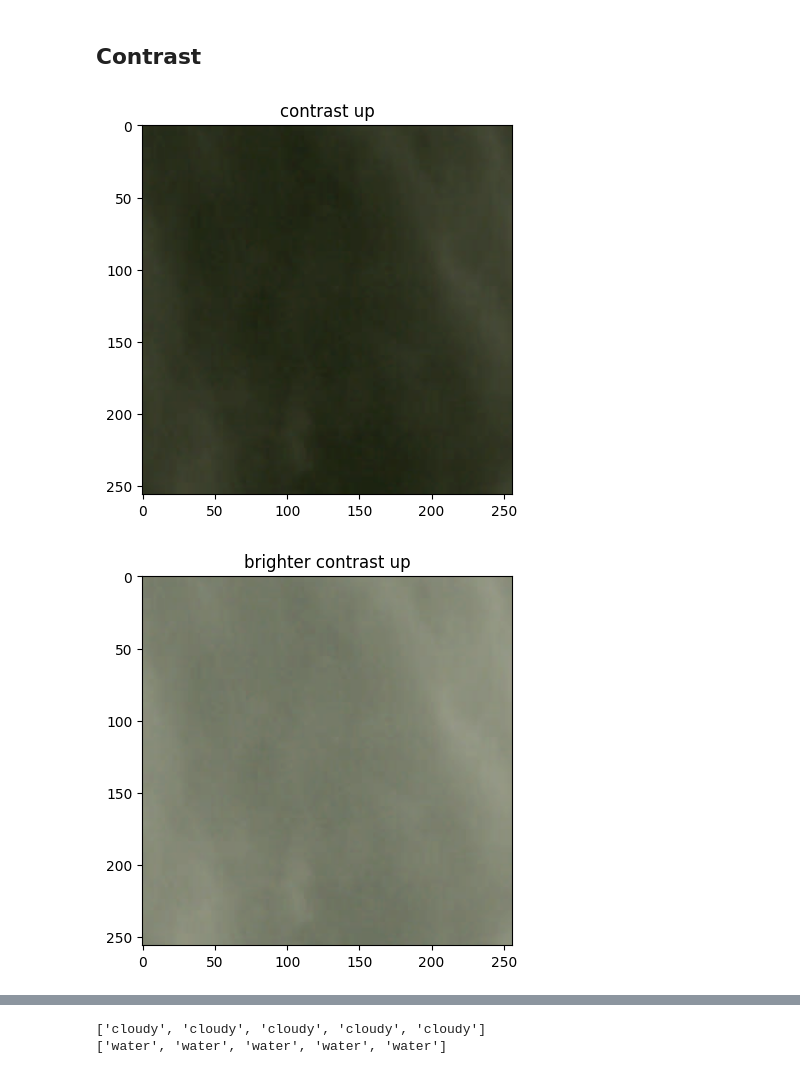
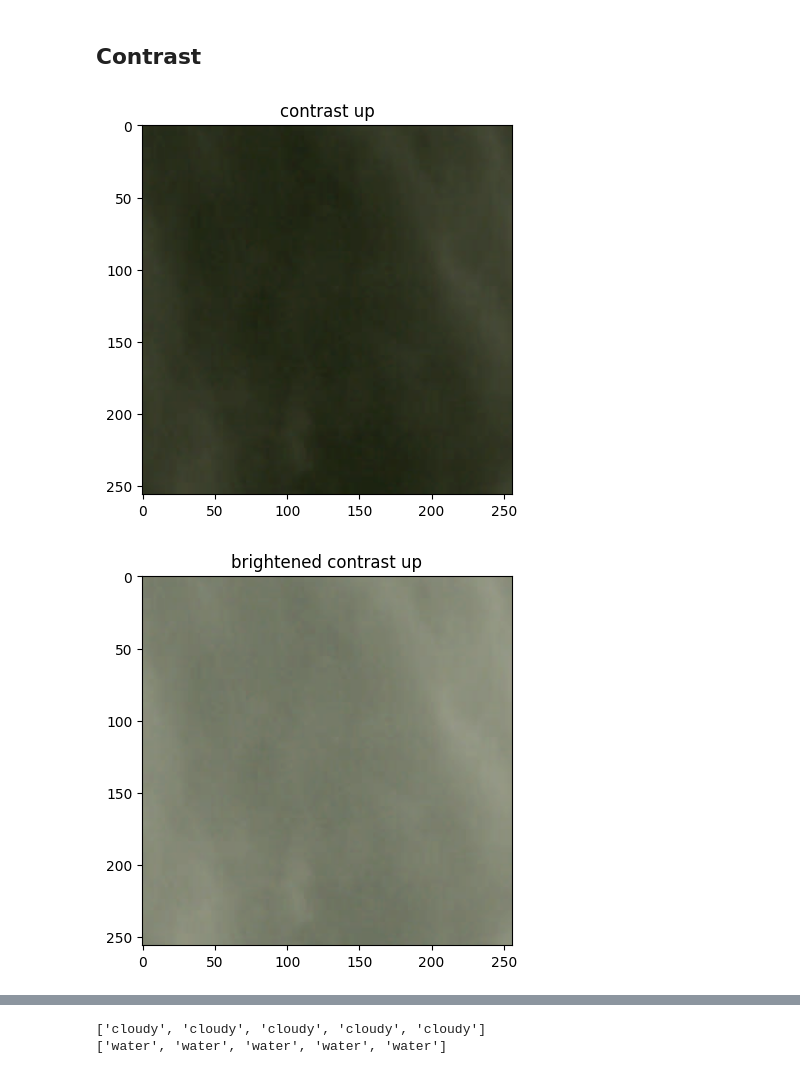
Before and after one commit to Gustana/Satellite-Image-Classification, a Jupyter notebook: satellite-image-classify.ipynb, the cells around one changed output, grey strips where cells are left out. Cells and saved outputs as stored; diff of their text form; code cells hidden in the pictures.

```diff
--- a/satellite-image-classify.ipynb
+++ b/satellite-image-classify.ipynb
@@ -40,7 +40,7 @@ warnings.filterwarnings("ignore")
 # Data Loading
 # %%
 # define dir const
-IMG_DIR_PATH = "/kaggle/input/satellite-image-classification/data"
+IMG_DIR_PATH = "/kaggle/input/data"
 # %%
 # define image class list
 img_classes = [dirname for dirname in os.listdir(IMG_DIR_PATH)]
@@ -188,17 +195,11 @@ water: 0
 
 other shape:  0
 # %%
-# read 2 rgb images as example
+# read 2 rgb images as examples
 
-IMG_RGB_EXAMPLE1 = convert_img_channel(
-    read_img_bgr(path_join(IMG_DIR_PATH, "green_area/Forest_344.jpg")),
-    cv2.COLOR_BGR2RGB
-)
+IMG_RGB_EXAMPLE1 = read_img_rgb(path_join(IMG_DIR_PATH, "green_area/Forest_344.jpg"))
 
-IMG_RGB_EXAMPLE2 = convert_img_channel(
-    read_img_bgr(path_join(IMG_DIR_PATH, "cloudy/train_33597.jpg")),
-    cv2.COLOR_BGR2RGB
-)
+IMG_RGB_EXAMPLE2 = read_img_rgb(path_join(IMG_DIR_PATH, "cloudy/train_33597.jpg"))
 # %%
 # print size of example images
 print("ex img1 shape: ", IMG_RGB_EXAMPLE1.shape)
@@ -294,13 +272,13 @@ Hopefully these image augmentations will help the model to understand each class
 matrix_bright = np.ones(IMG_RGB_EXAMPLE2.shape, dtype="uint8") * 50
 # %%
 # brighten an image
-img_rgb_brighter = cv2.add(
+img_rgb_brightened = cv2.add(
     IMG_RGB_EXAMPLE2,
     matrix_bright
 )
 
 # darken an image
-img_rgb_darker = cv2.subtract(
+img_rgb_darkened = cv2.subtract(
     IMG_RGB_EXAMPLE2,
     matrix_bright
 )
@@ -331,9 +309,9 @@ img_rgb_cont_up   = np.uint8(
     )
 )
 
-img_rgb_brighter_cont_up = np.uint8(
+img_rgb_brightened_cont_up = np.uint8(
     cv2.multiply(
-        np.float64(img_rgb_brighter),
+        np.float64(img_rgb_brightened),
         matrix_contrast_up)
     )
 
@@ -343,20 +321,31 @@ img_rgb_cont_down = np.uint8(
         matrix_contrast_down
     )
 )
+
+img_rgb_darkened_cont_down = np.uint8(
+    cv2.multiply(
+        np.float64(img_rgb_darkened),
+        matrix_contrast_down
+    )
+)
 # %%
 # plot adjusted contrast images
 plt.imshow(img_rgb_cont_up)
 plt.title("contrast up")
 plt.show()
 
-plt.imshow(img_rgb_brighter_cont_up)
-plt.title("brighter contrast up")
+plt.imshow(img_rgb_brightened_cont_up)
+plt.title("brightened contrast up")
 plt.show()
 
 plt.imshow(img_rgb_cont_down)
 plt.title("contrast down")
 plt.show()
+
+plt.imshow(img_rgb_darkened_cont_down)
+plt.title("darkened contrast down")
+plt.show()
 # %% [output]
 [figure]
-[figure, old version]
+[figure, new version]
 [figure]
```
Also changed, not shown: parts of 64 cells of this notebook.
